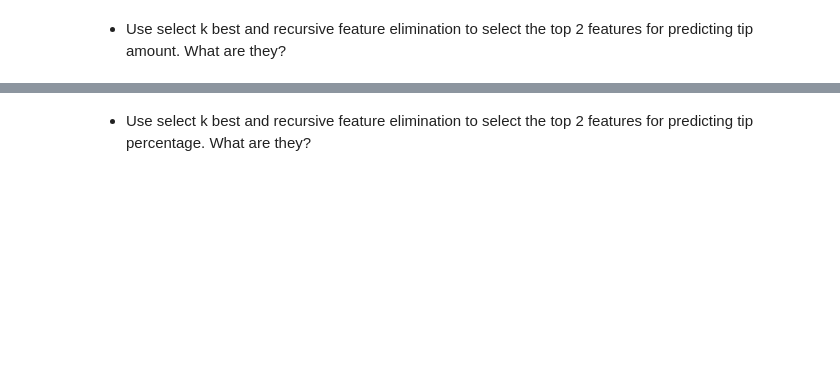
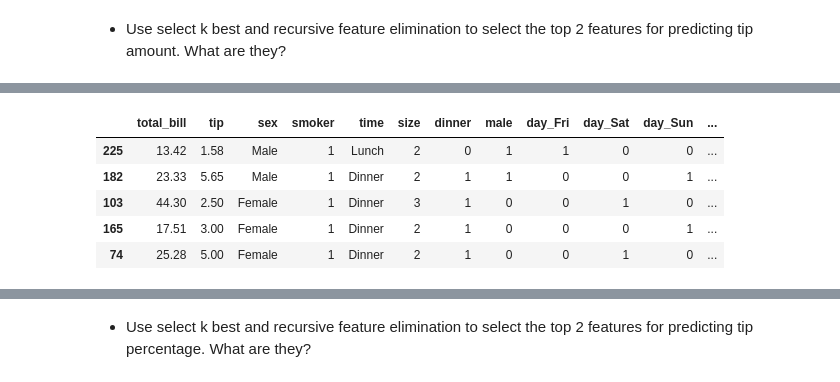
Before and after one commit to adam-talbot/regression-exercises, a Jupyter notebook: feature_engineering.ipynb, the cells around one changed output, grey strips where cells are left out. Cells and saved outputs as stored; diff of their text form; code cells hidden in the pictures; blank space fills up the shorter version.

```diff
--- a/feature_engineering.ipynb
+++ b/feature_engineering.ipynb
@@ -53,0 +124,9 @@ Name: day, dtype: int64
+# %%
+train_scaled.head()
+# %% [output]
+|  | total_bill | tip | sex | smoker | time | size | dinner | male | day_Fri | day_Sat | day_Sun | ... |
+| 225 | 13.42 | 1.58 | Male | 1 | Lunch | 2 | 0 | 1 | 1 | 0 | 0 | ... |
+| 182 | 23.33 | 5.65 | Male | 1 | Dinner | 2 | 1 | 1 | 0 | 0 | 1 | ... |
+| 103 | 44.30 | 2.50 | Female | 1 | Dinner | 3 | 1 | 0 | 0 | 1 | 0 | ... |
+| 165 | 17.51 | 3.00 | Female | 1 | Dinner | 2 | 1 | 0 | 0 | 0 | 1 | ... |
+| 74 | 25.28 | 5.00 | Female | 1 | Dinner | 2 | 1 | 0 | 0 | 1 | 0 | ... |
```
Also changed, not shown: parts of 58 cells of this notebook.
